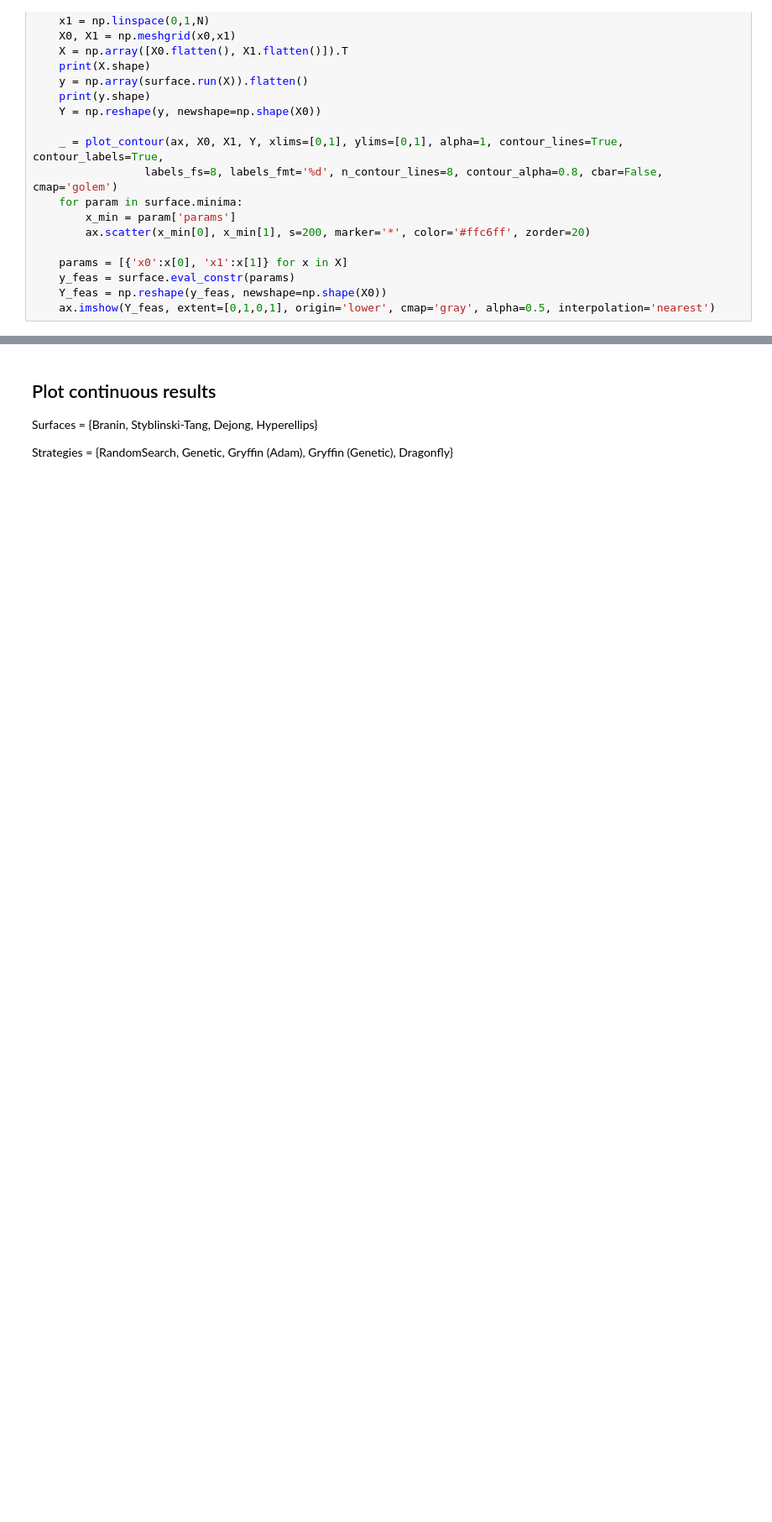
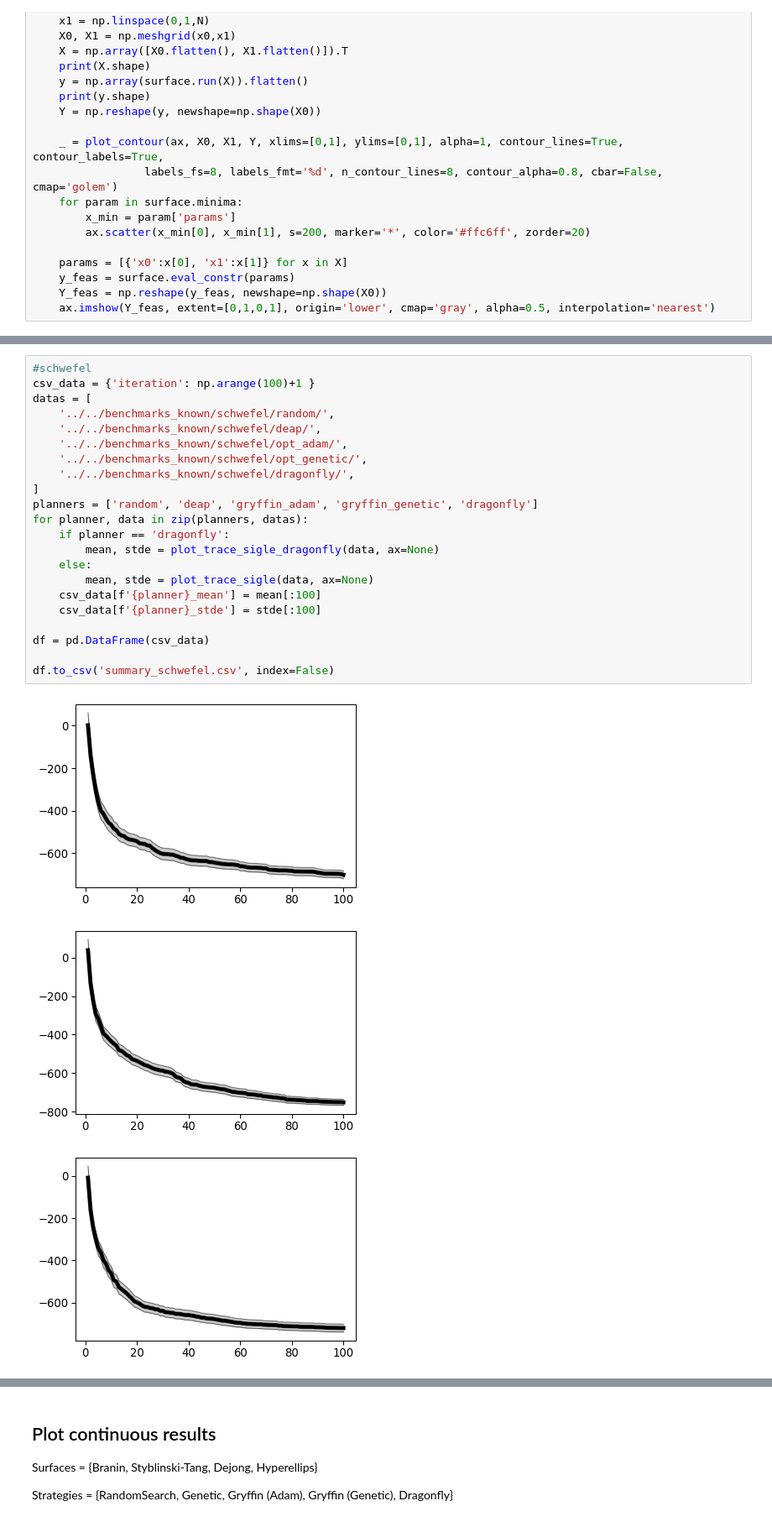
Before and after one commit to aspuru-guzik-group/gryffin-known-constraints, a Jupyter notebook: analysis/known-constraints/kwn-analysis.ipynb, the cells around one changed output, grey strips where cells are left out. Shown at 84% size. Drawn from its saved outputs; the diff is of its cells as text; blank space fills up the shorter version.

```diff
--- a/analysis/known-constraints/kwn-analysis.ipynb
+++ b/analysis/known-constraints/kwn-analysis.ipynb
@@ -549,0 +230,26 @@ data
+# %%
+#schwefel
+csv_data = {'iteration': np.arange(100)+1 }
+datas = [
+    '../../benchmarks_known/schwefel/random/',
+    '../../benchmarks_known/schwefel/deap/',
+    '../../benchmarks_known/schwefel/opt_adam/',
+    '../../benchmarks_known/schwefel/opt_genetic/',
+    '../../benchmarks_known/schwefel/dragonfly/',
+]
+planners = ['random', 'deap', 'gryffin_adam', 'gryffin_genetic', 'dragonfly']
+for planner, data in zip(planners, datas):
+    if planner == 'dragonfly':
+        mean, stde = plot_trace_sigle_dragonfly(data, ax=None)
+    else:
+        mean, stde = plot_trace_sigle(data, ax=None)
+    csv_data[f'{planner}_mean'] = mean[:100]
+    csv_data[f'{planner}_stde'] = stde[:100]
+
+df = pd.DataFrame(csv_data)
+
+df.to_csv('summary_schwefel.csv', index=False)
+# %% [output]
+[figure, added]
+[figure, added]
+[figure, added]
```
Also changed, not shown: parts of 35 cells of this notebook, 12 other files.
